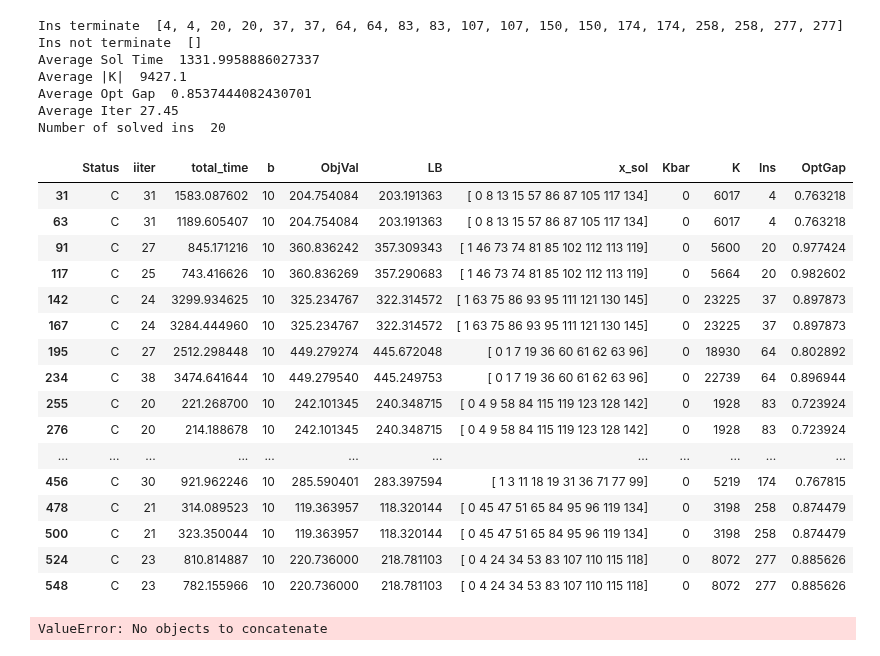
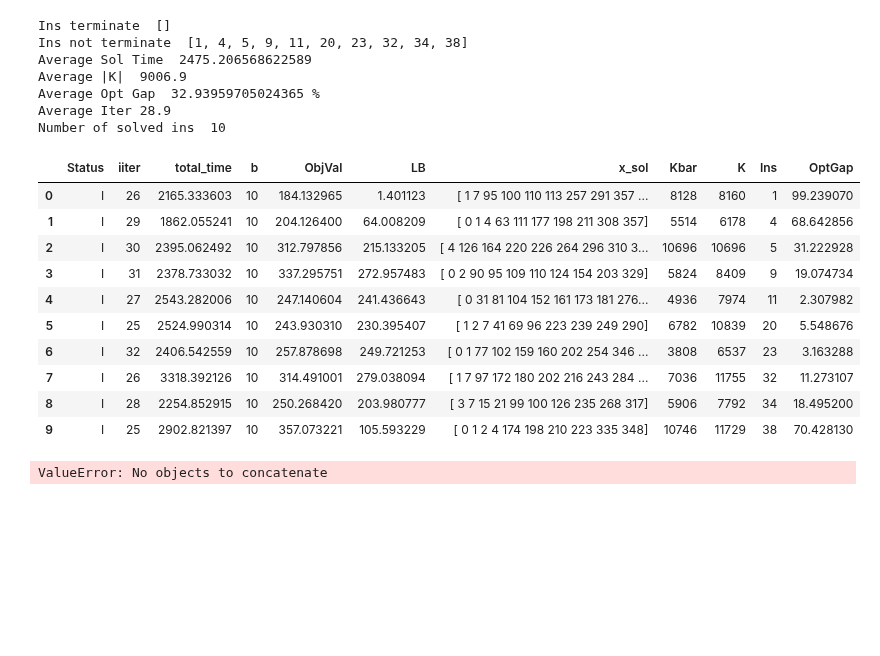
Before and after one commit to diHnguyen/SSPI, a Jupyter notebook: PythonConversion/Dec2024_Output/ProcessOutput.ipynb, the cells around one changed output. Saved outputs shown, nothing was run; the diff lists cells and outputs as text; code cells hidden in the pictures; blank space fills up the shorter version.

```diff
--- a/PythonConversion/Dec2024_Output/ProcessOutput.ipynb
+++ b/PythonConversion/Dec2024_Output/ProcessOutput.ipynb
@@ -5,7 +5,7 @@ import os
 import numpy as np
 
 os.chdir("/Users/dinguyen/Desktop/Local Documents/GitHub/Paper5/PythonConversion/")
-N = 30
+N =50
 
 # ins = range(800)
 #<5min
@@ -15,14 +15,14 @@ N = 30
 # ins = [2, 6, 7, 10, 12, 13, 14, 15, 16, 17]#N50
 
 #5-60min
-ins = [4, 20, 37, 64, 83, 107, 150, 174, 258, 277]#N30
+# ins = [4, 20, 37, 64, 83, 107, 150, 174, 258, 277]#N30
 # ins = [4, 8, 24, 27, 37, 48, 64, 68, 77, 82]#N40
 # ins = [3, 8, 26, 27, 28, 39, 41, 46, 54, 73]#N50
 
 #>60min
 # ins = [3, 35, 36, 52, 63, 282, 319, 334, 546, 549]#N30
 # ins = [2, 14, 18, 22, 29, 38, 39, 40, 56, 76] #N40
-# ins = [1, 4, 5, 9, 11, 20, 23, 32, 34, 38] #N50
+ins = [1, 4, 5, 9, 11, 20, 23, 32, 34, 38] #N50
 
 def processMain(N, ins):
     fileNames = []
@@ -47,7 +47,7 @@ def processMain(N, ins):
         try:
             num_rows = sum(1 for line in open(filename))
 
-            df = pd.read_csv(''+filename, sep=';', names=['Status','iiter','total_time','b','ObjVal','LB','x_sol', 'Kbar', 'K'], header=None)#, skiprows=num_rows-1, nrows=1)
+            df = pd.read_csv(''+filename, sep=';', names=['Status','iiter','total_time','b','ObjVal','LB','x_sol', 'Kbar', 'K'], header=None, skiprows=num_rows-1, nrows=1)
             # Use the one below for Iter collection
             # df = pd.read_csv('./Iter/'+filename, sep=';', names=['iiter','total_time','b','ObjVal','x_sol'], header=None)
             df['Ins'] = split
@@ -61,58 +61,52 @@ def processMain(N, ins):
     ins_terminate = list(df_filtered[df_filtered.Status == "C"]['Ins'])
     # df_filtered['max'] = df_filtered.groupby('Ins')['iiter'].transform('max')
     print("Ins terminate ", ins_terminate)
     ins_not_terminate = list(df_filtered[~df_filtered['Ins'].isin(ins_terminate)]['Ins'])#np.array(df_filtered[(df_filtered['iiter']<df_filtered['max'])&(df_filtered['iiter']!=-1)]['Ins'])
     print("Ins not terminate ", ins_not_terminate)
-    df_filtered = df_filtered[df_filtered.Status == "C"]
+    # df_filtered = df_filtered[df_filtered.Status == "C"]
     # df_filtered = df_filtered[~df_filtered['Ins'].isin(ins_not_terminate)]
     # df_filtered = df_filtered.groupby('Ins').apply(
     #     lambda group: group[group['total_time'] == group['total_time'].max()])
     # df_filtered = df_filtered.reset_index(drop=True)
     df_filtered["OptGap"] = (df_filtered.ObjVal-df_filtered.LB)/df_filtered.ObjVal*100
     print("Average Sol Time ", df_filtered['total_time'].mean())
     print("Average |K| ", df_filtered['K'].mean())
-    print("Average Opt Gap ", df_filtered["OptGap"].mean())
+    print("Average Opt Gap ", df_filtered["OptGap"].mean(),"%")
     print("Average Iter", df_filtered["iiter"].mean()+1)
     print("Number of solved ins ", len(df_filtered))
 
 
 
     # print(output)
     # for i in range(5):
     #     output = pd.read_csv(EXP+"_N"+str(N)+"_"+str(i+1)+".txt", sep=";", header=None)
 
     return df_filtered
 
 df_default = processMain(N,ins)
 df_default
 # df_default[(df_default.total_time >= 300) &(df_default.total_time <= 3600)]
 # df_default[(df_default.total_time < 300)]
 # print(list(df_default[(df_default.total_time >= 300) &(df_default.total_time <= 3600)]['Ins']))
 # %% [output]
-Ins terminate  [4, 4, 20, 20, 37, 37, 64, 64, 83, 83, 107, 107, 150, 150, 174, 174, 258, 258, 277, 277]
-Ins not terminate  []
-Average Sol Time  1331.9958886027337
-Average |K|  9427.1
-Average Opt Gap  0.8537444082430701
-Average Iter 27.45
-Number of solved ins  20
+Ins terminate  []
+Ins not terminate  [1, 4, 5, 9, 11, 20, 23, 32, 34, 38]
+Average Sol Time  2475.206568622589
+Average |K|  9006.9
+Average Opt Gap  32.93959705024365 %
+Average Iter 28.9
+Number of solved ins  10
 |  | Status | iiter | total_time | b | ObjVal | LB | x_sol | Kbar | K | Ins | OptGap |
-| 31 | C | 31 | 1583.087602 | 10 | 204.754084 | 203.191363 | [ 0 8 13 15 57 86 87 105 117 134] | 0 | 6017 | 4 | 0.763218 |
-| 63 | C | 31 | 1189.605407 | 10 | 204.754084 | 203.191363 | [ 0 8 13 15 57 86 87 105 117 134] | 0 | 6017 | 4 | 0.763218 |
-| 91 | C | 27 | 845.171216 | 10 | 360.836242 | 357.309343 | [ 1 46 73 74 81 85 102 112 113 119] | 0 | 5600 | 20 | 0.977424 |
-| 117 | C | 25 | 743.416626 | 10 | 360.836269 | 357.290683 | [ 1 46 73 74 81 85 102 112 113 119] | 0 | 5664 | 20 | 0.982602 |
-| 142 | C | 24 | 3299.934625 | 10 | 325.234767 | 322.314572 | [ 1 63 75 86 93 95 111 121 130 145] | 0 | 23225 | 37 | 0.897873 |
-| 167 | C | 24 | 3284.444960 | 10 | 325.234767 | 322.314572 | [ 1 63 75 86 93 95 111 121 130 145] | 0 | 23225 | 37 | 0.897873 |
-| 195 | C | 27 | 2512.298448 | 10 | 449.279274 | 445.672048 | [ 0 1 7 19 36 60 61 62 63 96] | 0 | 18930 | 64 | 0.802892 |
-| 234 | C | 38 | 3474.641644 | 10 | 449.279540 | 445.249753 | [ 0 1 7 19 36 60 61 62 63 96] | 0 | 22739 | 64 | 0.896944 |
-| 255 | C | 20 | 221.268700 | 10 | 242.101345 | 240.348715 | [ 0 4 9 58 84 115 119 123 128 142] | 0 | 1928 | 83 | 0.723924 |
-| 276 | C | 20 | 214.188678 | 10 | 242.101345 | 240.348715 | [ 0 4 9 58 84 115 119 123 128 142] | 0 | 1928 | 83 | 0.723924 |
-| ... | ... | ... | ... | ... | ... | ... | ... | ... | ... | ... | ... |
-| 456 | C | 30 | 921.962246 | 10 | 285.590401 | 283.397594 | [ 1 3 11 18 19 31 36 71 77 99] | 0 | 5219 | 174 | 0.767815 |
-| 478 | C | 21 | 314.089523 | 10 | 119.363957 | 118.320144 | [ 0 45 47 51 65 84 95 96 119 134] | 0 | 3198 | 258 | 0.874479 |
-| 500 | C | 21 | 323.350044 | 10 | 119.363957 | 118.320144 | [ 0 45 47 51 65 84 95 96 119 134] | 0 | 3198 | 258 | 0.874479 |
-| 524 | C | 23 | 810.814887 | 10 | 220.736000 | 218.781103 | [ 0 4 24 34 53 83 107 110 115 118] | 0 | 8072 | 277 | 0.885626 |
-| 548 | C | 23 | 782.155966 | 10 | 220.736000 | 218.781103 | [ 0 4 24 34 53 83 107 110 115 118] | 0 | 8072 | 277 | 0.885626 |
+| 0 | I | 26 | 2165.333603 | 10 | 184.132965 | 1.401123 | [ 1 7 95 100 110 113 257 291 357 ... | 8128 | 8160 | 1 | 99.239070 |
+| 1 | I | 29 | 1862.055241 | 10 | 204.126400 | 64.008209 | [ 0 1 4 63 111 177 198 211 308 357] | 5514 | 6178 | 4 | 68.642856 |
+| 2 | I | 30 | 2395.062492 | 10 | 312.797856 | 215.133205 | [ 4 126 164 220 226 264 296 310 3... | 10696 | 10696 | 5 | 31.222928 |
+| 3 | I | 31 | 2378.733032 | 10 | 337.295751 | 272.957483 | [ 0 2 90 95 109 110 124 154 203 329] | 5824 | 8409 | 9 | 19.074734 |
+| 4 | I | 27 | 2543.282006 | 10 | 247.140604 | 241.436643 | [ 0 31 81 104 152 161 173 181 276... | 4936 | 7974 | 11 | 2.307982 |
+| 5 | I | 25 | 2524.990314 | 10 | 243.930310 | 230.395407 | [ 1 2 7 41 69 96 223 239 249 290] | 6782 | 10839 | 20 | 5.548676 |
+| 6 | I | 32 | 2406.542559 | 10 | 257.878698 | 249.721253 | [ 0 1 77 102 159 160 202 254 346 ... | 3808 | 6537 | 23 | 3.163288 |
+| 7 | I | 26 | 3318.392126 | 10 | 314.491001 | 279.038094 | [ 1 7 97 172 180 202 216 243 284 ... | 7036 | 11755 | 32 | 11.273107 |
+| 8 | I | 28 | 2254.852915 | 10 | 250.268420 | 203.980777 | [ 3 7 15 21 99 100 126 235 268 317] | 5906 | 7792 | 34 | 18.495200 |
+| 9 | I | 25 | 2902.821397 | 10 | 357.073221 | 105.593229 | [ 0 1 2 4 174 198 210 223 335 348] | 10746 | 11729 | 38 | 70.428130 |
 # %%
 import pandas as pd
 import os
```
